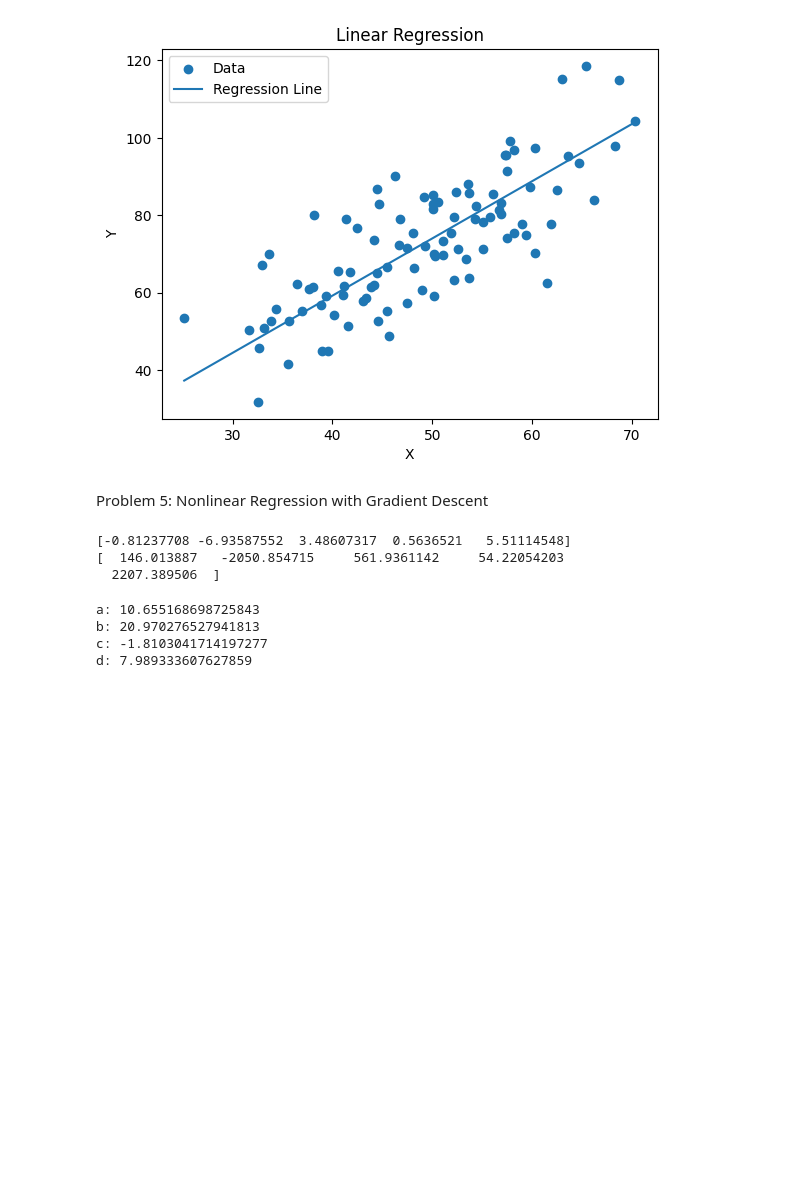
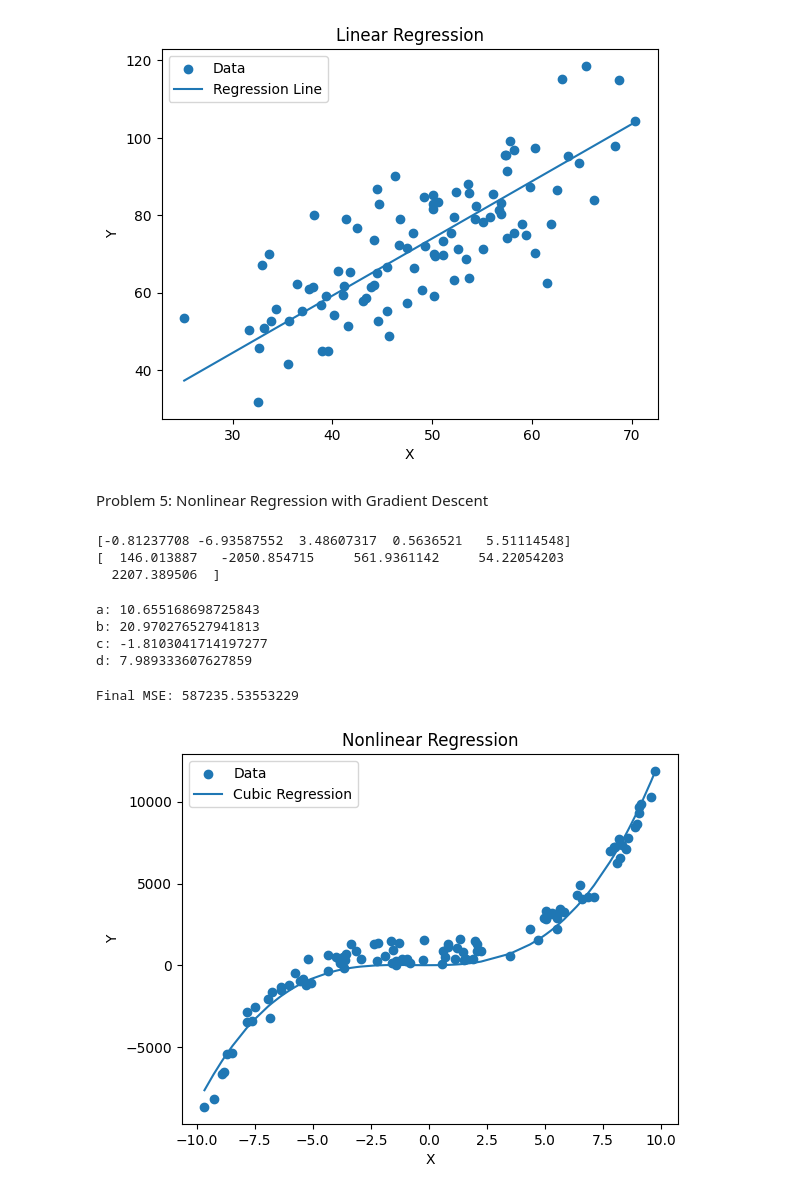
Before and after one commit to Progammingfrenzy/Course-Project-CAP-5610-Machine-Learning, a Jupyter notebook: CAP5610_HW2.ipynb, the cells around one changed output. Cells and saved outputs as stored; diff of their text form; code cells hidden in the pictures; blank space fills up the shorter version.

```diff
--- a/CAP5610_HW2.ipynb
+++ b/CAP5610_HW2.ipynb
@@ -138,3 +138,26 @@ a: 10.655168698725843
 b: 20.970276527941813
 c: -1.8103041714197277
 d: 7.989333607627859
+# %%
+# Final predictions
+Y_pred2 = a * X2**3 + b * X2**2 + c3 * X2 + d
+
+# Mean Squared Error
+mse2 = np.mean((Y_pred2 - Y2) ** 2)
+
+print("Final MSE:", mse2)
+# %% [output]
+Final MSE: 587235.53553229
+# %%
+order2 = np.argsort(X2)
+
+plt.scatter(X2, Y2, label="Data")
+plt.plot(X2[order2], Y_pred2[order2], label="Cubic Regression")
+
+plt.xlabel("X")
+plt.ylabel("Y")
+plt.title("Nonlinear Regression")
+plt.legend()
+plt.show()
+# %% [output]
+[figure, added]
```
